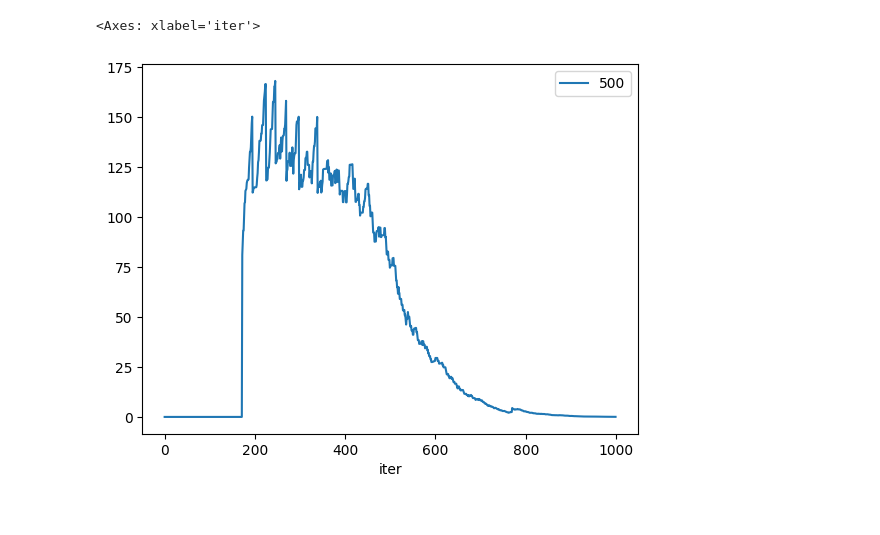
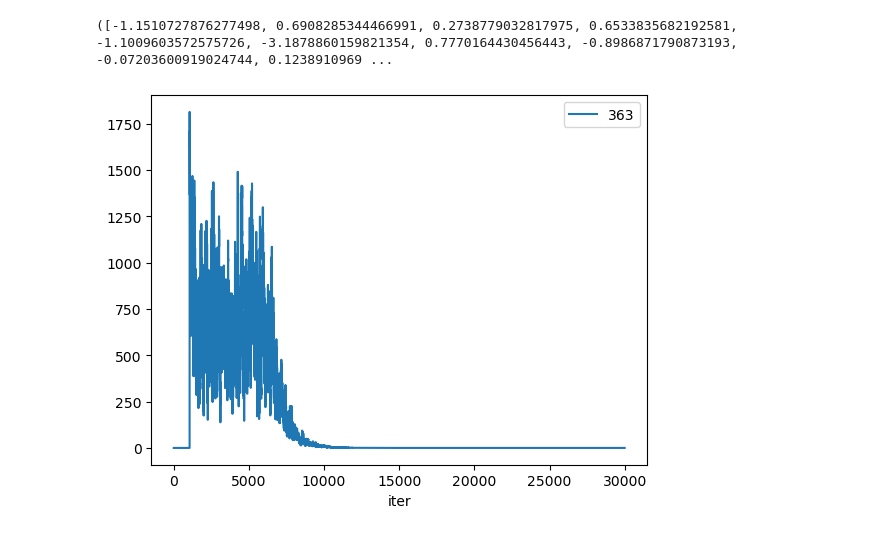
Before and after one commit to MSSkowron/emas-evolutionary-multi-agent-system, a Jupyter notebook: emas.ipynb, the cells around one changed output. Drawn from its saved outputs; the diff is of its cells as text; code cells hidden in the pictures.

Commit message:
feat: add possibility to display info about agent from plot in notebook

```diff
--- a/emas.ipynb
+++ b/emas.ipynb
@@ -11,30 +11,49 @@ import pandas as pd
 
 fitness_function = sphere_function
 
-numberOfIterations = 1000
-numberOfAgents = 50
-dimensions = 5
+numberOfIterations = 30000
+numberOfAgents = 40
+dimensions = 100
 minRast = -5.12
 maxRast = 5.12
 
+# settings = {
+#     "startEnergy": 1000,
+#     "mutation_probability": 0.5,
+#     "mutation_element_probability": 0.2,
+#     "crossover_probability": 0.5,
+#     "distribution_index": 0.2,
+#     "fightLossEnergy": 0.10,
+#     "reproduceLossEnergy": 0.6,
+#     "fightReqEnergy": 0,
+#     "reproduceReqEnergy": 1500,
+#     "deathTreshold": 8
+# }
+
 settings = {
-    "startEnergy": 100,
-    "mutation_probability": 0.5,
+    "startEnergy": 1000,
+    "mutation_probability": 1,
     "mutation_element_probability": 0.2,
     "crossover_probability": 0.5,
     "distribution_index": 0.2,
     "fightLossEnergy": 0.05,
-    "reproduceLossEnergy": 0.25,
+    "reproduceLossEnergy": 0.3,
     "fightReqEnergy": 0,
-    "reproduceReqEnergy": 150
+    "reproduceReqEnergy": 1700,
+    "deathTreshold":8
 }
 
+
 pandas_data_agents = {
-    "nr": [],
+    "id": [],
     "x": [],
     "start_energy": [],
     "fitness": []
 }
+
+def get_agent_data_with_id(agent_id):
+    idx = pandas_data_agents["id"].index(agent_id)
+    return pandas_data_agents["x"][idx], pandas_data_agents["start_energy"][idx], pandas_data_agents["fitness"][idx]
 
 pandas_data = {
     "iter": [],
@@ -51,10 +70,13 @@ pandas_data = {
     "sum_energy": []
 }
 
-
+agents_id = 0
 pandas_data_agents_energy = dict()
 pandas_data_dead_agents_energy = []
+pd_dead_agents_id = []
 
+def get_agent_id_from_pd_energy(agent_idx):
+    return pd_dead_agents_id[agent_idx]
 
 def add_agent_to_pd_energy(agent):
     if len(pandas_data_agents_energy) == 0:
@@ -541,5 +650,6 @@ df_agents_energy.plot(x='iter', y="300")
 # %%
-df_agents_energy.plot(x='iter', y="500")
+df_agents_energy.plot(x='iter', y="363")
+print(get_agent_data_with_id(get_agent_id_from_pd_energy(363)))
 # %% [output]
-<Axes: xlabel='iter'>
+([-1.1510727876277498, 0.6908285344466991, 0.2738779032817975, 0.6533835682192581, -1.1009603572575726, -3.1878860159821354, 0.7770164430456443, -0.8986871790873193, -0.07203600919024744, 0.1238910969 ...
-[figure, old version]
+[figure, new version]
```
Also changed, not shown: parts of 26 cells of this notebook.
